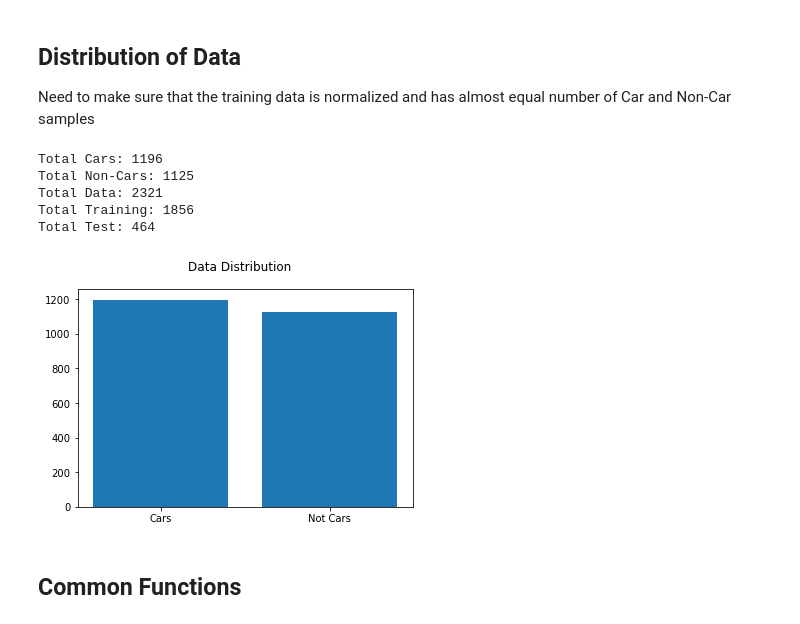
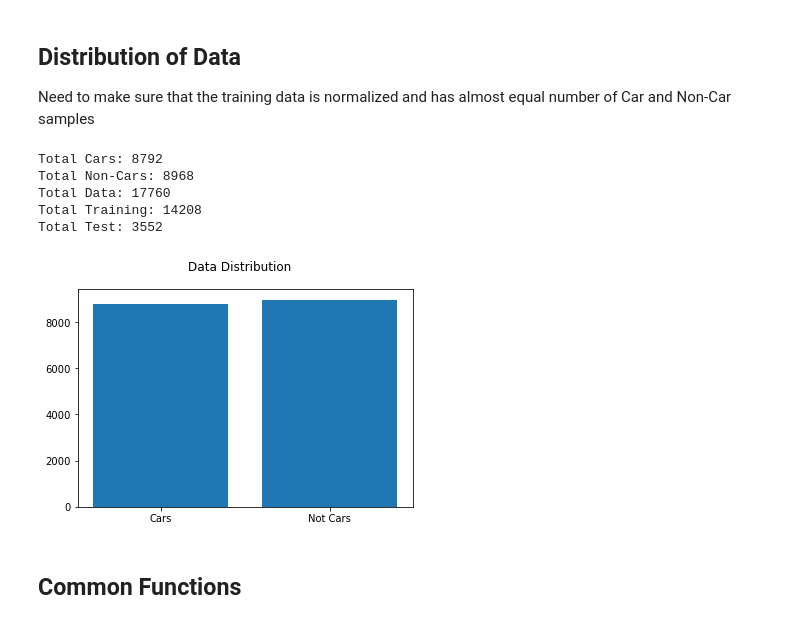
Before and after one commit to drganjoo/CarND-Vehicle-Detection, a Jupyter notebook: VehicleDetection.ipynb, the cells around one changed output. Drawn from its saved outputs; the diff is of its cells as text; code cells hidden in the pictures.

```diff
--- a/VehicleDetection.ipynb
+++ b/VehicleDetection.ipynb
@@ -7,40 +7,40 @@ Need to make sure that the training data is normalized and has almost equal numb
 # %%
 import matplotlib.pyplot as plt
 import numpy as np
 import cv2
 import glob
 import time
 from sklearn.svm import LinearSVC
 from sklearn.preprocessing import StandardScaler
 from skimage.feature import hog
 from sklearn.model_selection import train_test_split
 
-#cars = glob.glob('./vehicles/**/*.png', recursive=True)
-#notcars = glob.glob('./non-vehicles/**/*.png', recursive=True)
+cars = glob.glob('./vehicles/**/*.png', recursive=True)
+notcars = glob.glob('./non-vehicles/**/*.png', recursive=True)
 
-cars = glob.glob('./vehicles_smallset/**/*.jpeg', recursive=True)
-notcars = glob.glob('./non-vehicles_smallset/**/*.jpeg', recursive=True)
+#cars = glob.glob('./vehicles_smallset/**/*.jpeg', recursive=True)
+#notcars = glob.glob('./non-vehicles_smallset/**/*.jpeg', recursive=True)
 
 count = len(cars) + len(notcars)
 
 print('Total Cars:', len(cars))
 print('Total Non-Cars:', len(notcars))
 print('Total Data:', count)
 print('Total Training:', int(count * 0.8))
 print('Total Test:', int(count * 0.2))
 
 data = [len(cars), len(notcars)]
 index = np.arange(2)
 plt.bar(index, data)
 plt.xticks(index, ('Cars', 'Not Cars'))
 plt.suptitle('Data Distribution')
 plt.show()
 # %% [output]
-Total Cars: 1196
-Total Non-Cars: 1125
-Total Data: 2321
-Total Training: 1856
-Total Test: 464
+Total Cars: 8792
+Total Non-Cars: 8968
+Total Data: 17760
+Total Training: 14208
+Total Test: 3552
-[figure, old version]
+[figure, new version]
 # %% [markdown]
 ## Common Functions
```
Also changed, not shown: parts of 16 cells of this notebook, 4 other files.
